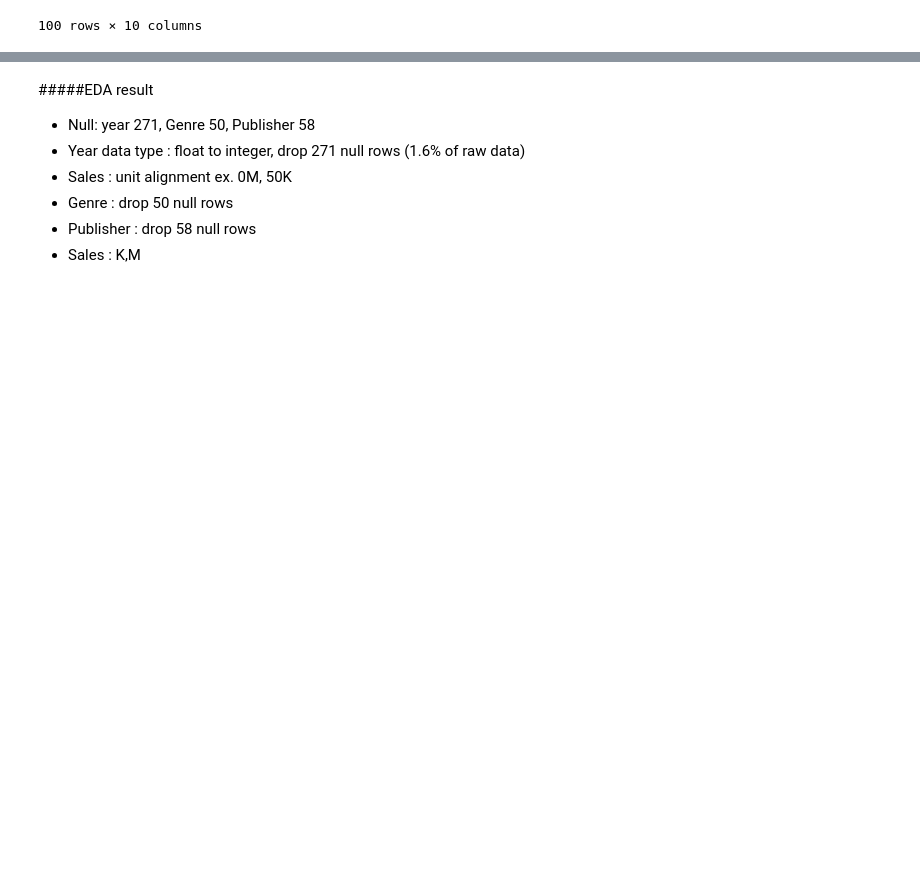
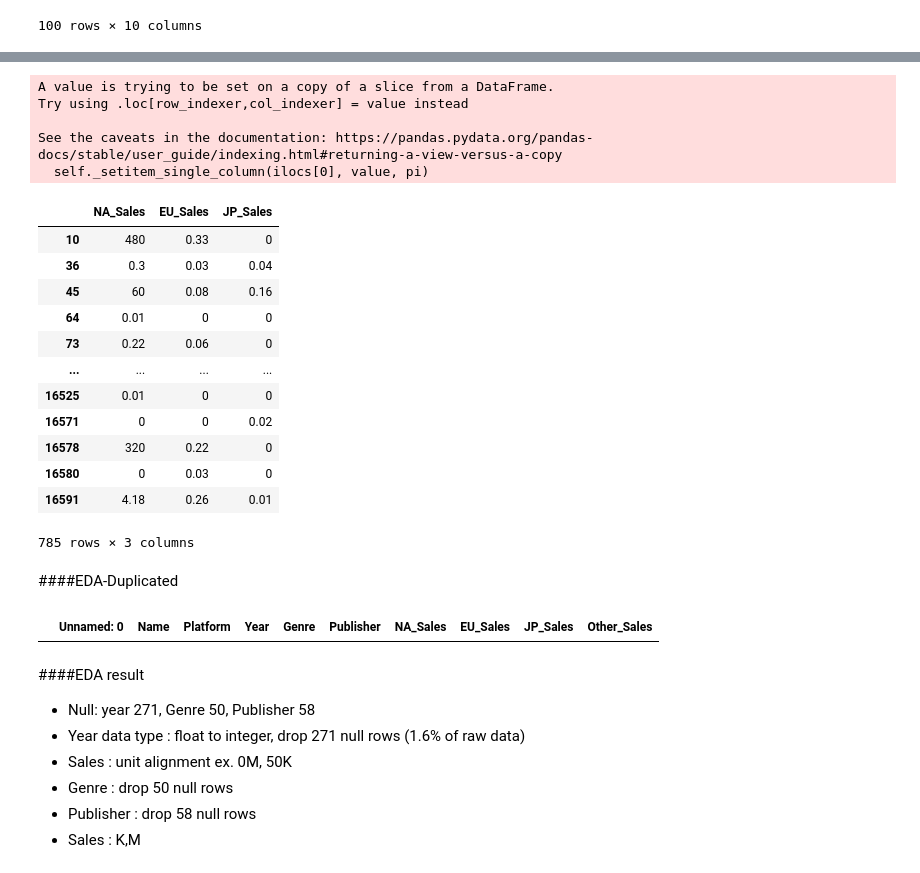
Before and after one commit to Jihyesh/codestates_projects_section1, a Jupyter notebook: AI_15_홍지혜_Section1.ipynb, the cells around one changed output, grey strips where cells are left out. Cells and saved outputs as stored; diff of their text form; code cells hidden in the pictures; blank space fills up the shorter version.

```diff
--- a/AI_15_홍지혜_Section1.ipynb
+++ b/AI_15_홍지혜_Section1.ipynb
@@ -288,0 +412,14 @@ df[df.iloc[:,-1].str.contains('M',regex=True, na=False)]
+# %%
+import re
+
+def has_errors(inputString):
+  return bool(re.search('[M,K]',inputString))
+# %%
+# call list of boolean that indicates number(False) or non-number(True)
+not_num_list_NA = df_test.NA_Sales.apply(has_errors)
+not_num_list_EU = df_test.EU_Sales.apply(has_errors)
+not_num_list_JP = df_test.JP_Sales.apply(has_errors)
+not_num_list_Other = df_test.Other_Sales.apply(has_errors)
+# %%
+df_test_figure_err = df_test[not_num_list_NA | not_num_list_EU | not_num_list_JP | not_num_list_Other]
+df_test_figure_err
@@ -289,5 +440,41 @@ df[df.iloc[:,-1].str.contains('M',regex=True, na=False)]
+# %%
+# df_test_figure_err.iloc[:,-4:-1] = df_test_figure_err.iloc[:,-4:-1].str.replace("[M,K]","")
+# DataFrame에선 str 안 돌아가니까, column단위에서 보기 위해서 for문 돌림
+
+for i in range(1,5,1):
+  df_test_figure_err.iloc[:,-i] = df_test_figure_err.iloc[:,-i].str.replace("[M,K]","")
+# %% [output]
+A value is trying to be set on a copy of a slice from a DataFrame.
+Try using .loc[row_indexer,col_indexer] = value instead
+
+See the caveats in the documentation: https://pandas.pydata.org/pandas-docs/stable/user_guide/indexing.html#returning-a-view-versus-a-copy
+  self._setitem_single_column(ilocs[0], value, pi)
+# %%
+df_test_figure_err.iloc[:,0:10]
+df_test_figure_err.iloc[:,6:10]
+df_test_figure_err.iloc[:,-4:-1] #? 왜 마지막이 안 나오지..
+# %% [output]
+|  | NA_Sales | EU_Sales | JP_Sales |
+| 10 | 480 | 0.33 | 0 |
+| 36 | 0.3 | 0.03 | 0.04 |
+| 45 | 60 | 0.08 | 0.16 |
+| 64 | 0.01 | 0 | 0 |
+| 73 | 0.22 | 0.06 | 0 |
+| ... | ... | ... | ... |
+| 16525 | 0.01 | 0 | 0 |
+| 16571 | 0 | 0 | 0.02 |
+| 16578 | 320 | 0.22 | 0 |
+| 16580 | 0 | 0.03 | 0 |
+| 16591 | 4.18 | 0.26 | 0.01 |
+785 rows × 3 columns
+# %% [markdown]
+####EDA-Duplicated
+# %%
+df[df.duplicated()]
+# %% [output]
+|  | Unnamed: 0 | Name | Platform | Year | Genre | Publisher | NA_Sales | EU_Sales | JP_Sales | Other_Sales |
 # %% [markdown]
-#####EDA result
+####EDA result
 - Null: year 271, Genre 50, Publisher 58
 - Year data type : float to integer, drop 271 null rows (1.6% of raw data)
 - Sales : unit alignment ex. 0M, 50K
```
Also changed, not shown: parts of 25 cells of this notebook.
